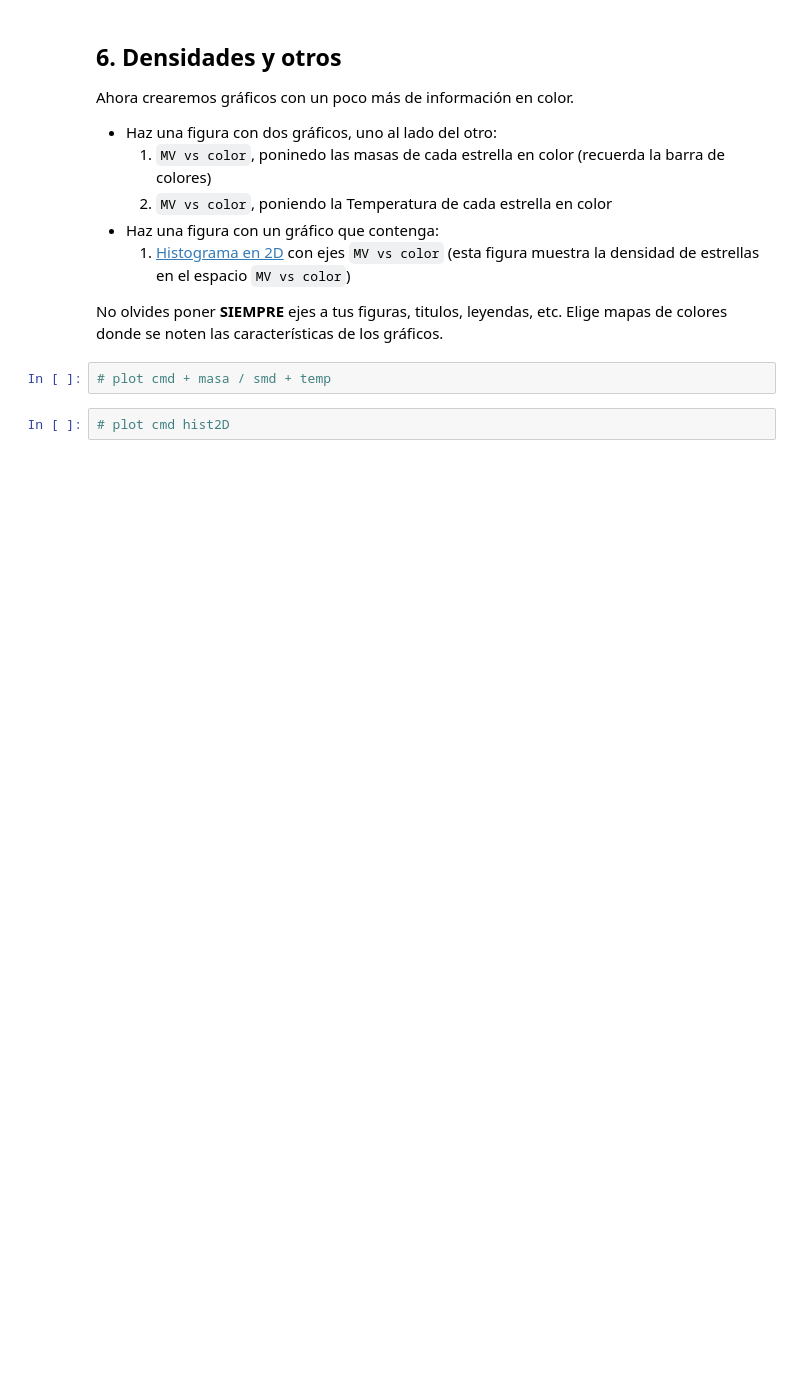
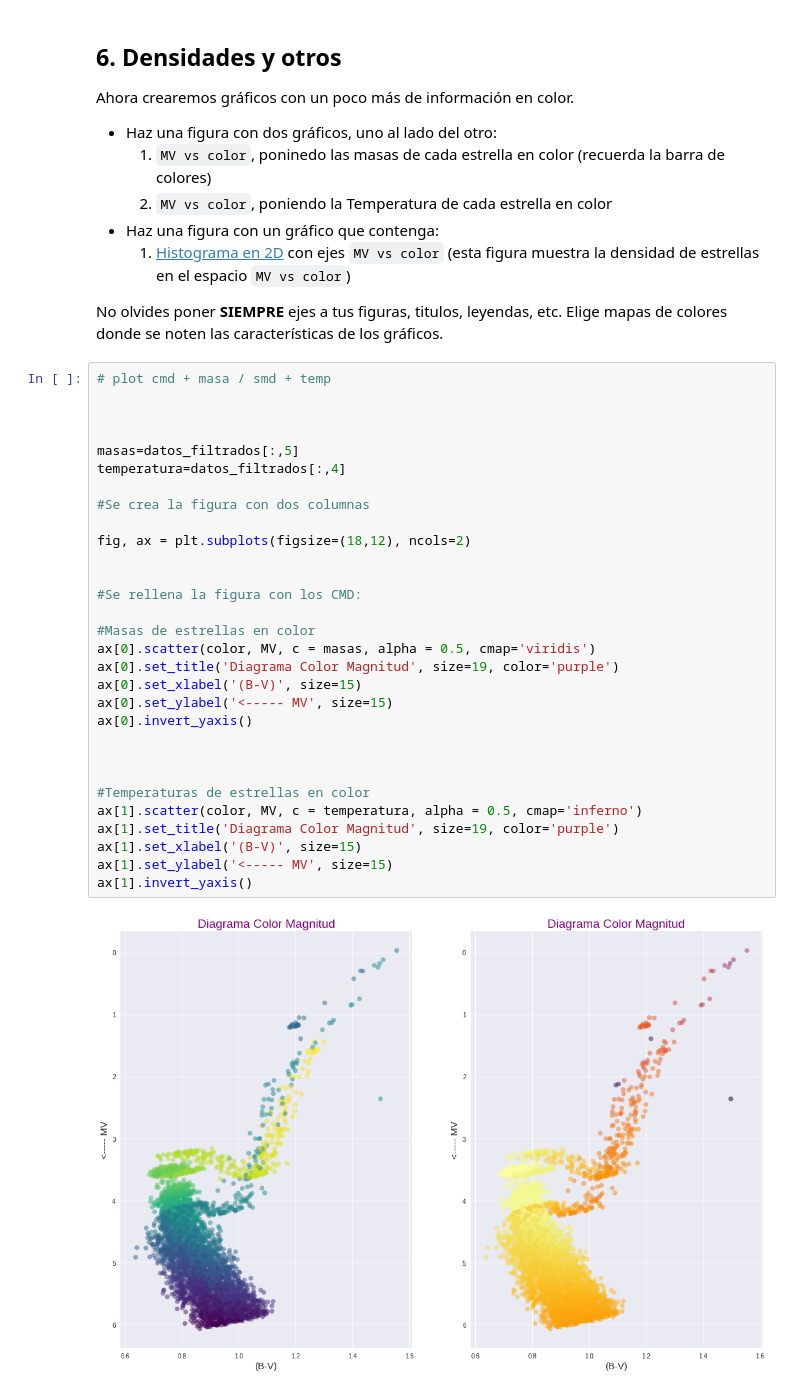
Before and after one commit to PaulaBDS/minitarea2, a Jupyter notebook: minitarea2.ipynb, the cells around one changed output. Drawn from its saved outputs; the diff is of its cells as text; blank space fills up the shorter version.

```diff
--- a/minitarea2.ipynb
+++ b/minitarea2.ipynb
@@ -227,7 +228,35 @@ Ahora crearemos gráficos con un poco más de información en color.
     1. [Histograma en 2D](https://matplotlib.org/api/_as_gen/matplotlib.pyplot.hist2d.html) con ejes `MV vs color` (esta figura muestra la densidad de estrellas en el espacio `MV vs color`)
 
 No olvides poner **SIEMPRE** ejes a tus figuras, titulos, leyendas, etc. Elige mapas de colores donde se noten las características de los gráficos.
-# %%
-# plot cmd + masa / smd + temp
-# %%
-# plot cmd hist2D
+# %%
+# plot cmd + masa / smd + temp
+
+
+
+masas=datos_filtrados[:,5]
+temperatura=datos_filtrados[:,4]
+
+#Se crea la figura con dos columnas
+
+fig, ax = plt.subplots(figsize=(18,12), ncols=2)
+
+
+#Se rellena la figura con los CMD:
+
+#Masas de estrellas en color
+ax[0].scatter(color, MV, c = masas, alpha = 0.5, cmap='viridis')
+ax[0].set_title('Diagrama Color Magnitud', size=19, color='purple')
+ax[0].set_xlabel('(B-V)', size=15)
+ax[0].set_ylabel('<----- MV', size=15)
+ax[0].invert_yaxis()
+
+
+
+#Temperaturas de estrellas en color
+ax[1].scatter(color, MV, c = temperatura, alpha = 0.5, cmap='inferno')
+ax[1].set_title('Diagrama Color Magnitud', size=19, color='purple')
+ax[1].set_xlabel('(B-V)', size=15)
+ax[1].set_ylabel('<----- MV', size=15)
+ax[1].invert_yaxis()
+# %% [output]
+[figure, added]
```
Also changed, not shown: parts of 5 cells of this notebook.
